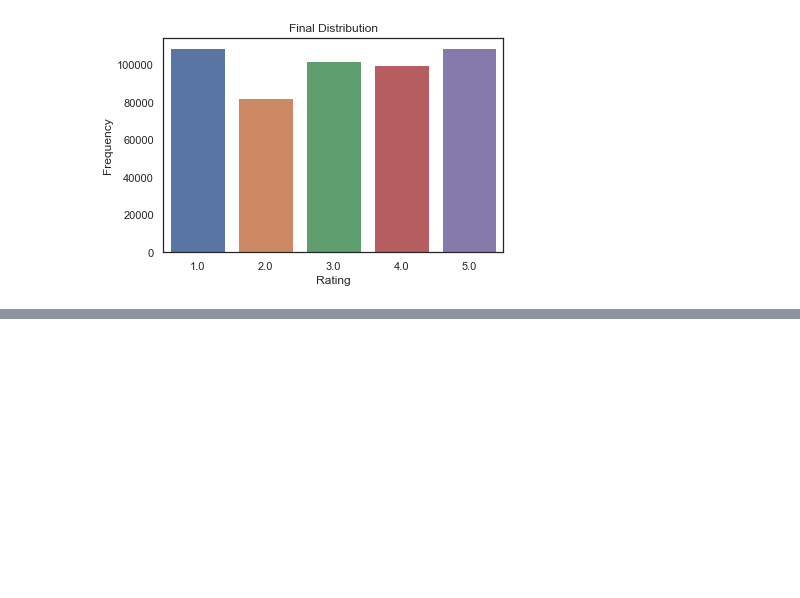
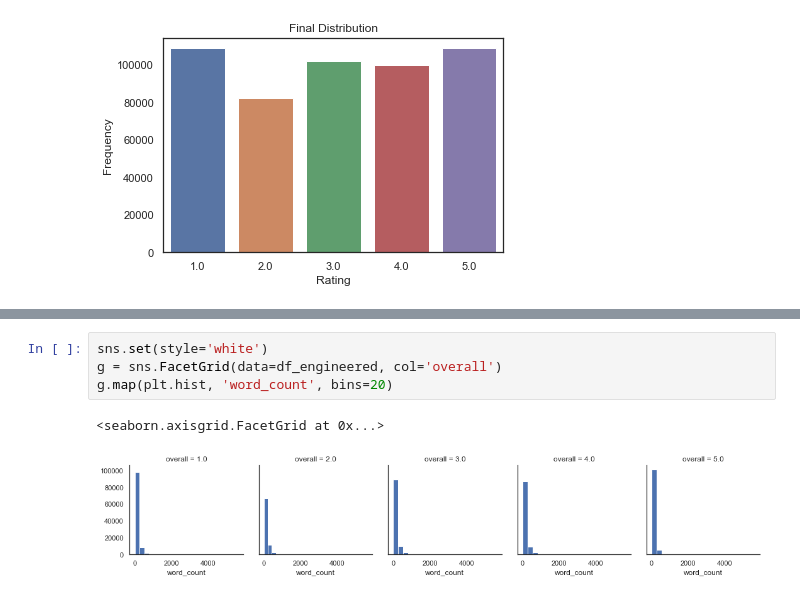
Before and after one commit to krbarounis/Amazon_Reviews_NLP_Project, a Jupyter notebook: EDA_and_data_cleaning.ipynb, the cells around one changed output, grey strips where cells are left out. Cells and saved outputs as stored; diff of their text form; blank space fills up the shorter version.

```diff
--- a/EDA_and_data_cleaning.ipynb
+++ b/EDA_and_data_cleaning.ipynb
@@ -142,0 +176,7 @@ plt.savefig('class_imbalance_fixed')
+# %%
+sns.set(style='white')
+g = sns.FacetGrid(data=df_engineered, col='overall')
+g.map(plt.hist, 'word_count', bins=20)
+# %% [output]
+<seaborn.axisgrid.FacetGrid at 0x...>
+[figure, added]
```
Also changed, not shown: parts of 9 cells of this notebook, 4 other files.
